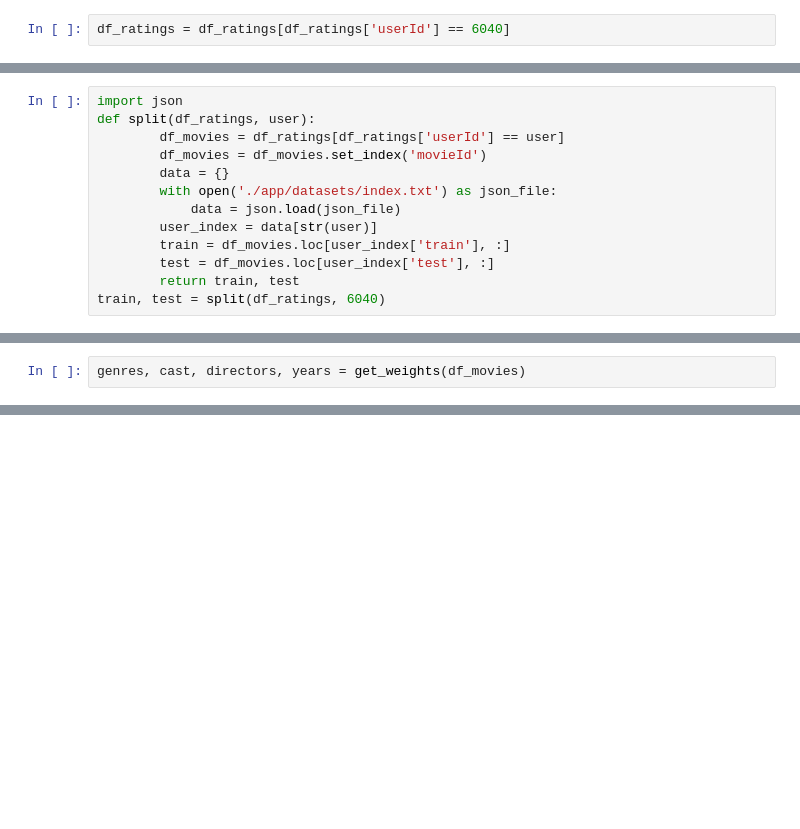
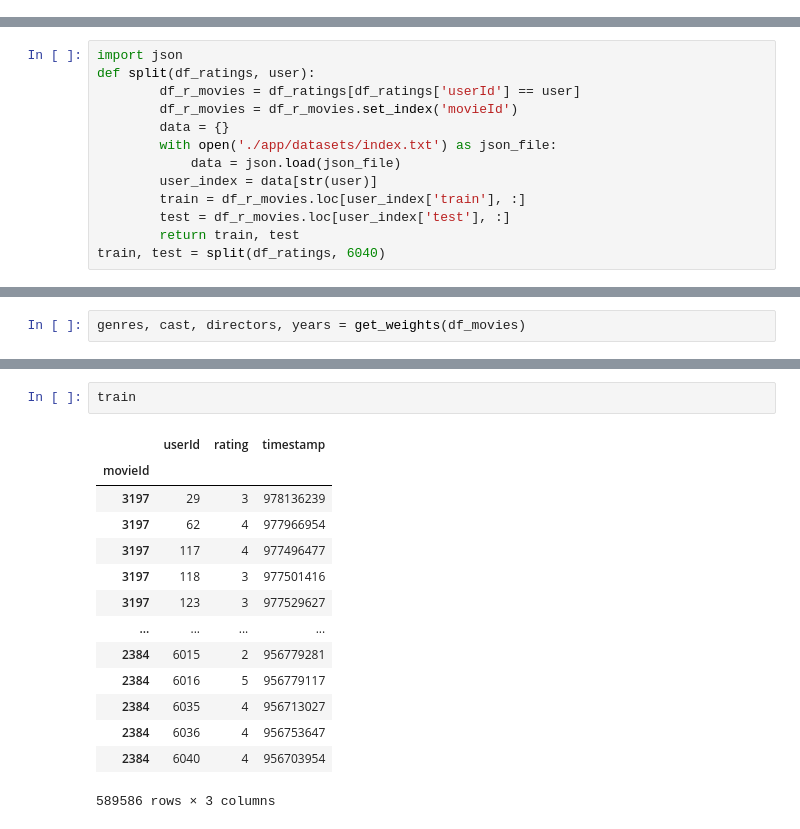
Before and after one commit to matheusfsa/RS-MOP, a Jupyter notebook: rs/Untitled2.ipynb, the cells around one changed output, grey strips where cells are left out. Cells and saved outputs as stored; diff of their text form; blank space fills up the shorter version.

```diff
--- a/rs/Untitled2.ipynb
+++ b/rs/Untitled2.ipynb
@@ -15,7 +10,5 @@ Index(['cast', 'color', 'directors', 'genres', 'movieId', 'plots', 'producers',
 # %%
 df_ratings = df_ratings[df_ratings['movieId'].isin(df_movies['movieId'])]
-# %%
-df_ratings = df_ratings[df_ratings['userId'] == 6040]
 # %%
 def get_weights(df_movies):
     def add_in_dict(d, l):
@@ -41,14 +34,14 @@ def get_weights(df_movies):
 # %%
 import json
 def split(df_ratings, user):
-        df_movies = df_ratings[df_ratings['userId'] == user]
-        df_movies = df_movies.set_index('movieId')
+        df_r_movies = df_ratings[df_ratings['userId'] == user]
+        df_r_movies = df_r_movies.set_index('movieId')
         data = {}
         with open('./app/datasets/index.txt') as json_file:
             data = json.load(json_file)
         user_index = data[str(user)]
-        train = df_movies.loc[user_index['train'], :]
-        test = df_movies.loc[user_index['test'], :]
+        train = df_r_movies.loc[user_index['train'], :]
+        test = df_r_movies.loc[user_index['test'], :]
         return train, test
 train, test = split(df_ratings, 6040)
 # %%
@@ -186,0 +227,17 @@ weights
+# %%
+train
+# %% [output]
+|  | userId | rating | timestamp |
+| movieId |  |  |  |
+| 3197 | 29 | 3 | 978136239 |
+| 3197 | 62 | 4 | 977966954 |
+| 3197 | 117 | 4 | 977496477 |
+| 3197 | 118 | 3 | 977501416 |
+| 3197 | 123 | 3 | 977529627 |
+| ... | ... | ... | ... |
+| 2384 | 6015 | 2 | 956779281 |
+| 2384 | 6016 | 5 | 956779117 |
+| 2384 | 6035 | 4 | 956713027 |
+| 2384 | 6036 | 4 | 956753647 |
+| 2384 | 6040 | 4 | 956703954 |
+589586 rows × 3 columns
```
Also changed, not shown: parts of 20 cells of this notebook, 43 other files.
